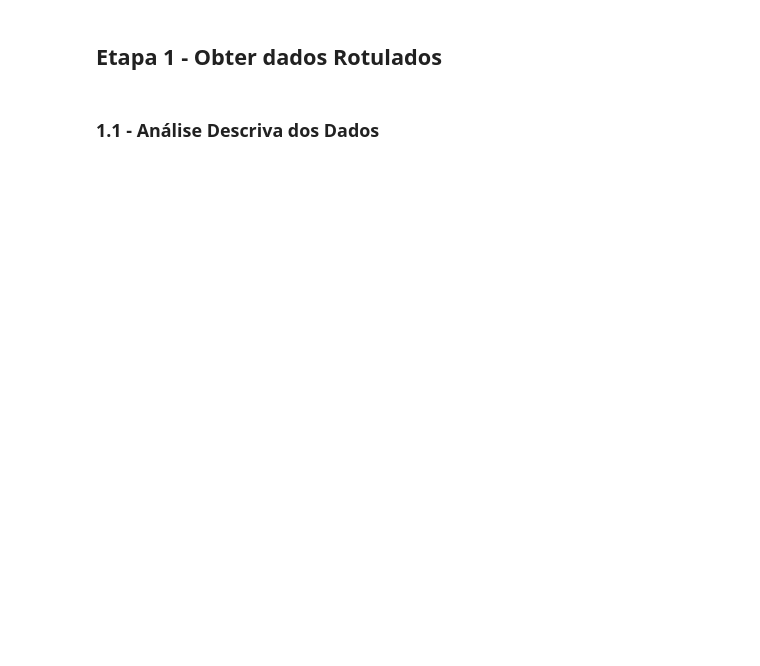
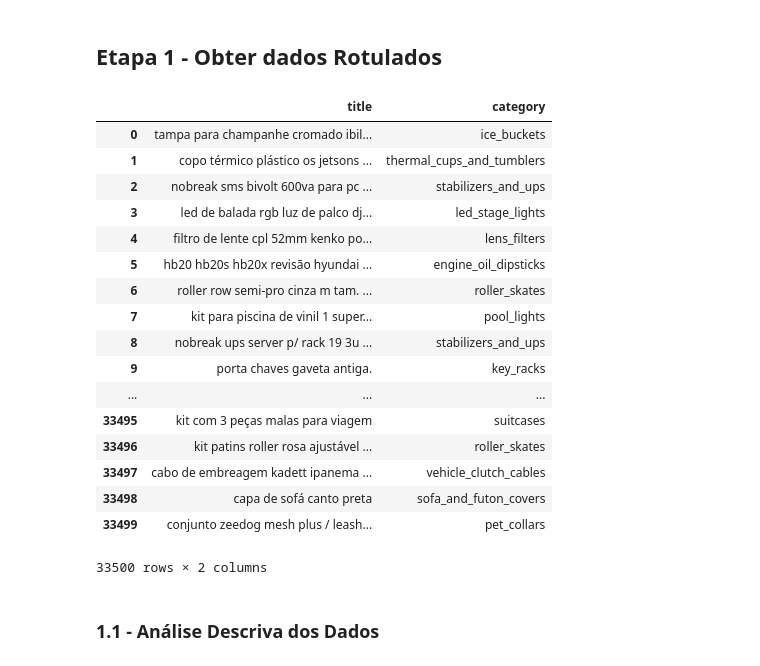
Before and after one commit to mbjesus/desafio_01_nlp_ufg, a Jupyter notebook: NLP_TCE.ipynb, the cells around one changed output. Saved outputs shown, nothing was run; the diff lists cells and outputs as text; code cells hidden in the pictures; blank space fills up the shorter version.

```diff
--- a/NLP_TCE.ipynb
+++ b/NLP_TCE.ipynb
@@ -5,2 +28,23 @@
+# %%
+dataset
+# %% [output]
+|  | title | category |
+| 0 | tampa para champanhe cromado ibil... | ice_buckets |
+| 1 | copo térmico plástico os jetsons ... | thermal_cups_and_tumblers |
+| 2 | nobreak sms bivolt 600va para pc ... | stabilizers_and_ups |
+| 3 | led de balada rgb luz de palco dj... | led_stage_lights |
+| 4 | filtro de lente cpl 52mm kenko po... | lens_filters |
+| 5 | hb20 hb20s hb20x revisão hyundai ... | engine_oil_dipsticks |
+| 6 | roller row semi-pro cinza m tam. ... | roller_skates |
+| 7 | kit para piscina de vinil 1 super... | pool_lights |
+| 8 | nobreak ups server p/ rack 19 3u ... | stabilizers_and_ups |
+| 9 | porta chaves gaveta antiga. | key_racks |
+| ... | ... | ... |
+| 33495 | kit com 3 peças malas para viagem | suitcases |
+| 33496 | kit patins roller rosa ajustável ... | roller_skates |
+| 33497 | cabo de embreagem kadett ipanema ... | vehicle_clutch_cables |
+| 33498 | capa de sofá canto preta | sofa_and_futon_covers |
+| 33499 | conjunto zeedog mesh plus / leash... | pet_collars |
+33500 rows × 2 columns
 # %% [markdown]
 ### 1.1 - Análise Descriva dos Dados
```
Also changed, not shown: parts of 9 cells of this notebook.
